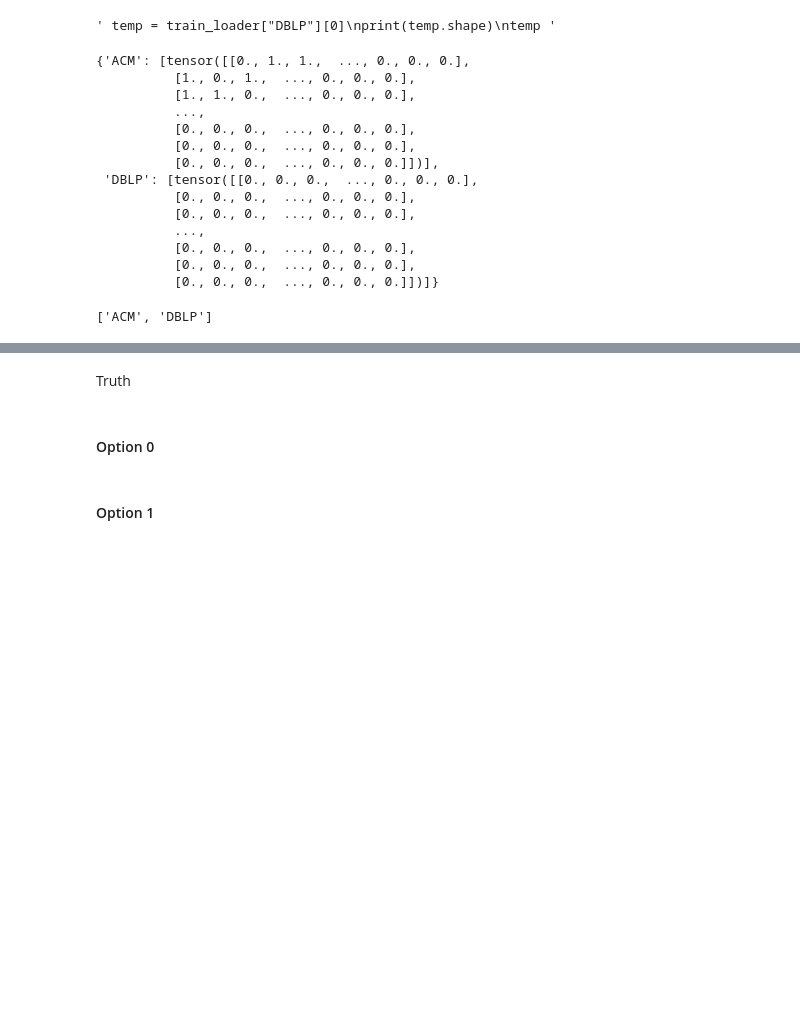
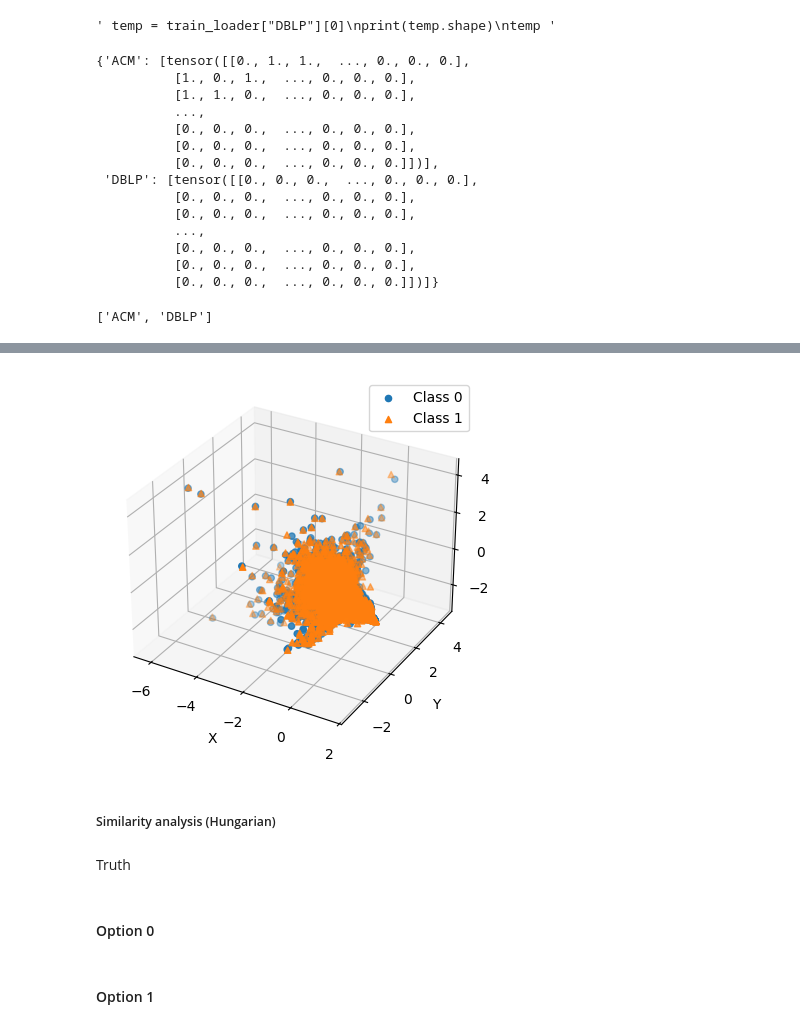
Before and after one commit to win7/Test_Graph_MatchingAlignment, a Jupyter notebook: Network-Alignment-with-Transferable-Graph-Autoencoders/test_subgraph_tg.ipynb, the cells around one changed output, grey strips where cells are left out. Saved outputs shown, nothing was run; the diff lists cells and outputs as text; code cells hidden in the pictures; blank space fills up the shorter version.

```diff
--- a/Network-Alignment-with-Transferable-Graph-Autoencoders/test_subgraph_tg.ipynb
+++ b/Network-Alignment-with-Transferable-Graph-Autoencoders/test_subgraph_tg.ipynb
@@ -25,7 +23,7 @@ device = torch.device('cuda:0' if torch.cuda.is_available() else "cpu")
 train_features = {}
 if (data == "ACM_DBLP"):
 	train_set = ["ACM", "DBLP"]
-	input_dim = 3 # Change original is 17
+	input_dim = 17
 	b = np.load('data/ACM-DBLP.npz')
 	train_features["ACM"] = [torch.from_numpy(b["x1"]).float()]
 	train_features["DBLP"] = [torch.from_numpy(b["x2"]).float()]
@@ -381,13 +387,23 @@ train_set
 
 encoder = "GINE" # Change GIN, GINE
 epoch = 100 # remove
+output_feature_size = 3 # remove
+flag = True # remove
 
 if encoder == "GIN":
+	input_dim = 17
 	GAE = TGAE_GIN(NUM_HIDDEN_LAYERS,
 				input_dim,
 				HIDDEN_DIM,
 				output_feature_size).to(device)
 elif encoder == "GINE":
+	input_dim = 17 # Change 3
+
+	""" for item in train_features:
+		feat = train_features[item][0]
+		reduced_feat = feat[:, :3]  # Reduce to first 'input_dim' dimensions
+		train_features[item][0] = reduced_feat """
+
 	GAE = TGAE_GINE(NUM_HIDDEN_LAYERS,
 			input_dim,
 			HIDDEN_DIM,
@@ -621,0 +684,4 @@ S1_emb
+# %%
+# concat
+S_emb_cat = torch.cat((S1_emb, S2_emb), dim=0).cpu().numpy()
+S_emb_cat
@@ -622,3 +751,31 @@ S1_emb
+# %%
+import matplotlib.pyplot as plt
+import numpy as np
+from mpl_toolkits.mplot3d import Axes3D  # noqa: F401
+
+# Datos de ejemplo
+X = S_emb_cat[:, 0]
+Y = S_emb_cat[:, 1]
+Z = S_emb_cat[:, 2]
+labels = np.array([0] * S1_emb.shape[0] + [1] * S2_emb.shape[0])  # labels
+
+fig = plt.figure()
+ax = fig.add_subplot(projection="3d")
+
+# Separar clases
+ax.scatter(X[labels == 0], Y[labels == 0], Z[labels == 0], label="Class 0", marker="o")
+ax.scatter(X[labels == 1], Y[labels == 1], Z[labels == 1], label="Class 1", marker="^")
+
+ax.set_xlabel("X")
+ax.set_ylabel("Y")
+ax.set_zlabel("Z")
+ax.legend()
+
+plt.show()
+# %% [output]
+[figure, added]
+# %% [markdown]
+##### Similarity analysis (Hungarian)
 # %%
 print(D.shape)
 D
```
Also changed, not shown: parts of 12 cells of this notebook, 2 other files.
